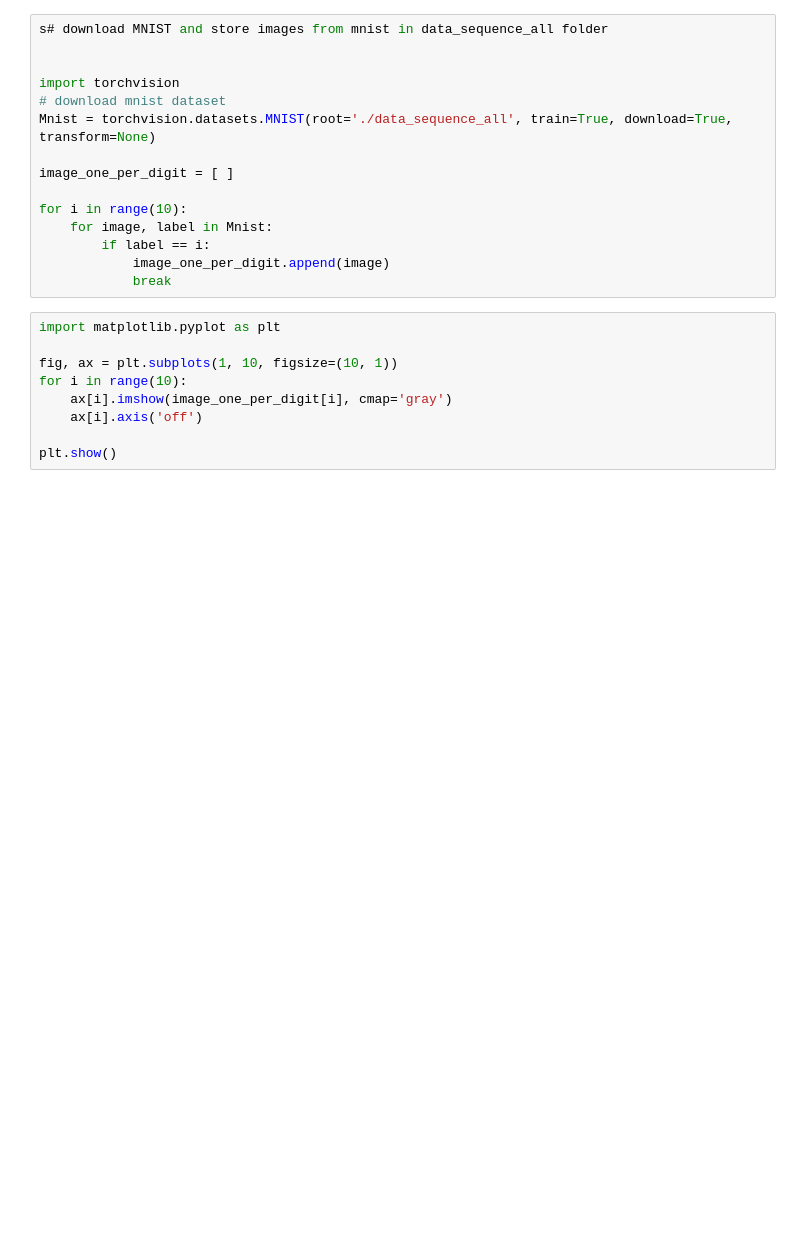
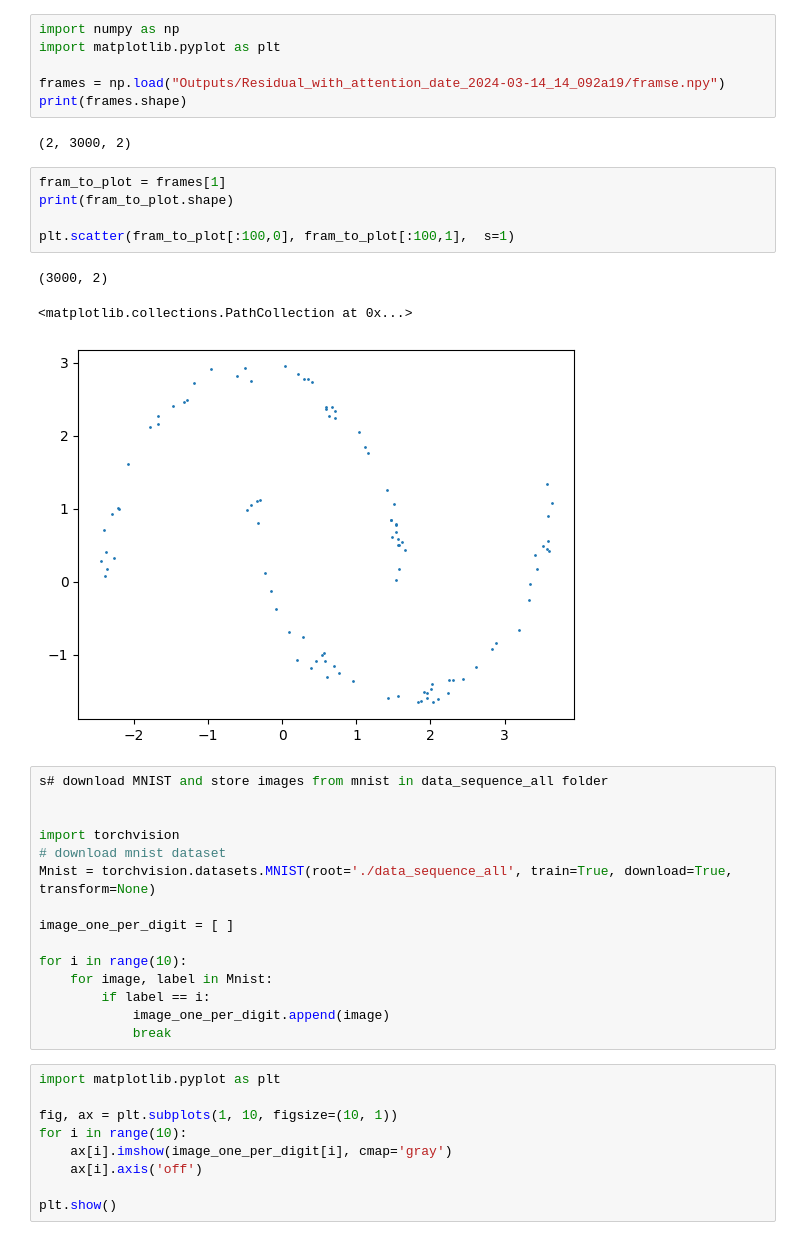
Before and after one commit to saadelhfr/Project_tiny_diffusion, a Jupyter notebook: test.ipynb, the cells around one changed output. Cells and saved outputs as stored; diff of their text form; blank space fills up the shorter version.

```diff
--- a/test.ipynb
+++ b/test.ipynb
@@ -1,3 +1,20 @@
+# %%
+import numpy as np
+import matplotlib.pyplot as plt
+
+frames = np.load("Outputs/Residual_with_attention_date_2024-03-14_14_092a19/framse.npy")
+print(frames.shape)
+# %% [output]
+(2, 3000, 2)
+# %%
+fram_to_plot = frames[1]
+print(fram_to_plot.shape)
+
+plt.scatter(fram_to_plot[:100,0], fram_to_plot[:100,1],  s=1)
+# %% [output]
+(3000, 2)
+<matplotlib.collections.PathCollection at 0x...>
+[figure, added]
 # %%
 s# download MNIST and store images from mnist in data_sequence_all folder
 
```
Also changed, not shown: 7 other files.
